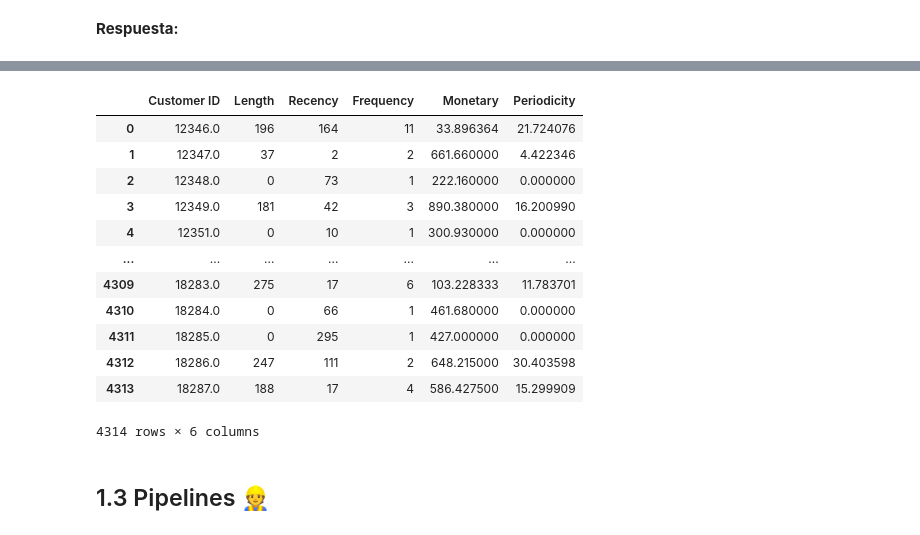
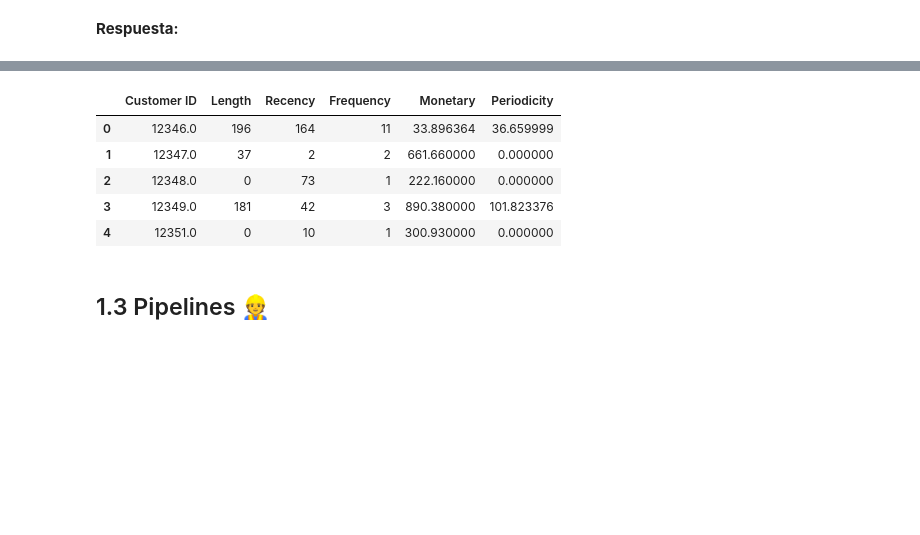
Before and after one commit to Fa11ingDeep/MDS7202, a Jupyter notebook: labs/lab_5/Lab5_enunciado.ipynb, the cells around one changed output, grey strips where cells are left out. Cells and saved outputs as stored; diff of their text form; code cells hidden in the pictures; blank space fills up the shorter version.

```diff
--- a/labs/lab_5/Lab5_enunciado.ipynb
+++ b/labs/lab_5/Lab5_enunciado.ipynb
@@ -168,5 +144,2 @@ df_retail[df_retail["Customer ID"] == "12346.0"].sort_values("InvoiceDate")
 # %% [markdown]
 **Respuesta:**
-# %%
-max_date = df_retail["InvoiceDate"].max()
-max_date
@@ -217,21 +200,14 @@ def custom_features(dataframe_in: pd.DataFrame) -> pd.DataFrame:
 
     return result
 # %%
-custom_features(df_retail)
+custom_features(df_retail).head(5)
 # %% [output]
 |  | Customer ID | Length | Recency | Frequency | Monetary | Periodicity |
-| 0 | 12346.0 | 196 | 164 | 11 | 33.896364 | 21.724076 |
-| 1 | 12347.0 | 37 | 2 | 2 | 661.660000 | 4.422346 |
+| 0 | 12346.0 | 196 | 164 | 11 | 33.896364 | 36.659999 |
+| 1 | 12347.0 | 37 | 2 | 2 | 661.660000 | 0.000000 |
 | 2 | 12348.0 | 0 | 73 | 1 | 222.160000 | 0.000000 |
-| 3 | 12349.0 | 181 | 42 | 3 | 890.380000 | 16.200990 |
+| 3 | 12349.0 | 181 | 42 | 3 | 890.380000 | 101.823376 |
 | 4 | 12351.0 | 0 | 10 | 1 | 300.930000 | 0.000000 |
-| ... | ... | ... | ... | ... | ... | ... |
-| 4309 | 18283.0 | 275 | 17 | 6 | 103.228333 | 11.783701 |
-| 4310 | 18284.0 | 0 | 66 | 1 | 461.680000 | 0.000000 |
-| 4311 | 18285.0 | 0 | 295 | 1 | 427.000000 | 0.000000 |
-| 4312 | 18286.0 | 247 | 111 | 2 | 648.215000 | 30.403598 |
-| 4313 | 18287.0 | 188 | 17 | 4 | 586.427500 | 15.299909 |
-4314 rows × 6 columns
 # %% [markdown]
 ## 1.3 Pipelines 👷
 # %% [markdown]
```
Also changed, not shown: parts of 15 cells of this notebook.
